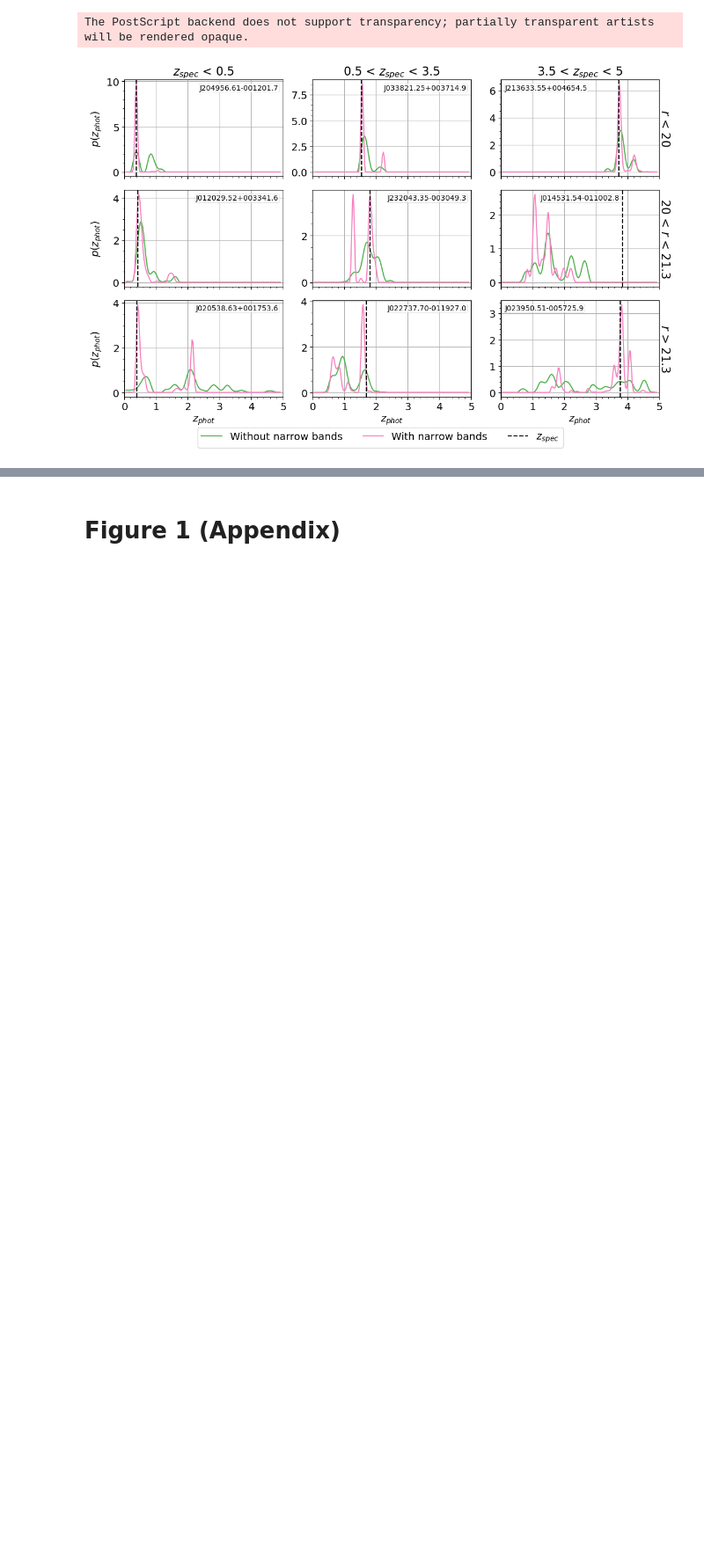
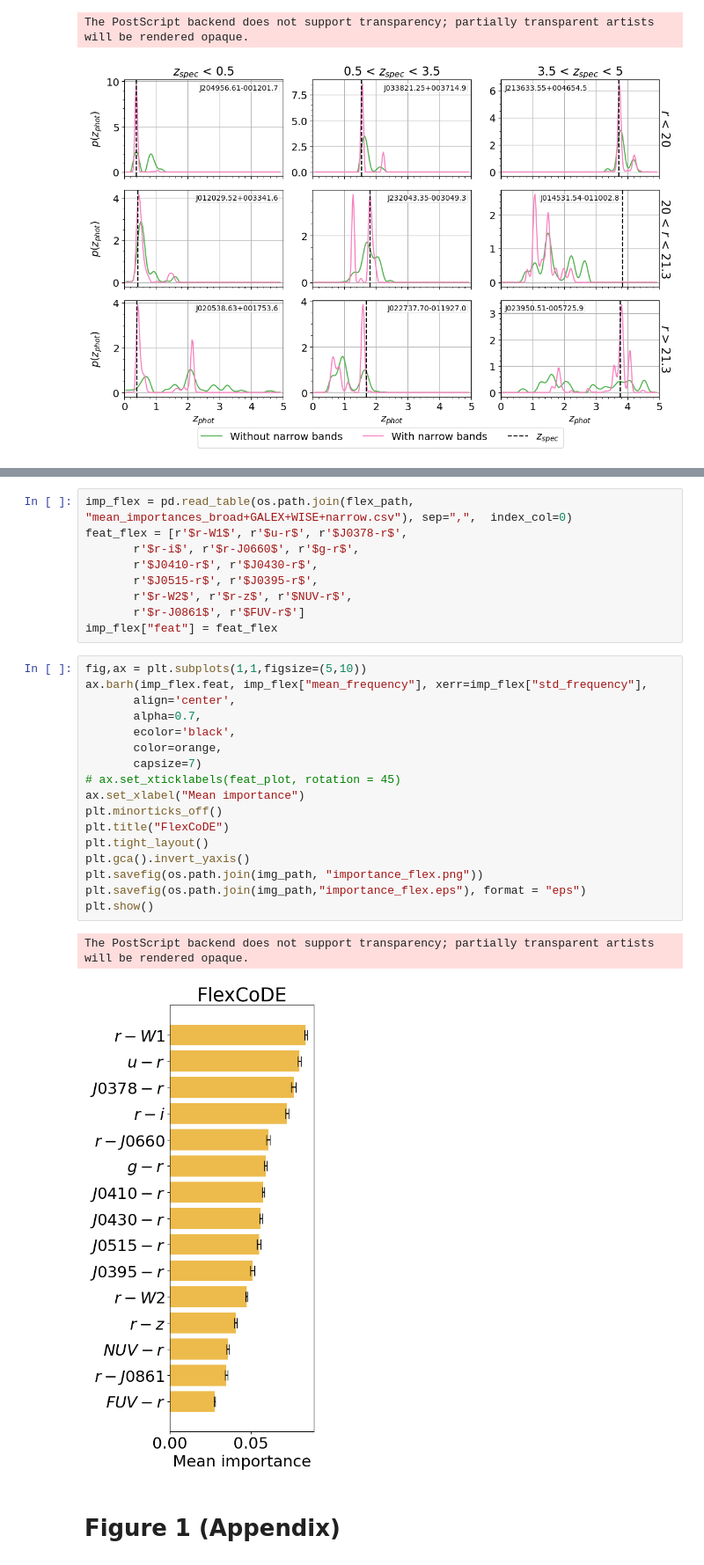
Before and after one commit to marixko/qucats_paper, a Jupyter notebook: codes/notebooks/paper_plots.ipynb, the cells around one changed output, grey strips where cells are left out. Shown: that part at 88% size. Drawn from its saved outputs; the diff is of its cells as text; blank space fills up the shorter version.

```diff
--- a/codes/notebooks/paper_plots.ipynb
+++ b/codes/notebooks/paper_plots.ipynb
@@ -132,3 +312,32 @@ The PostScript backend does not support transparency; partially transparent arti
+# %%
+imp_flex = pd.read_table(os.path.join(flex_path, "mean_importances_broad+GALEX+WISE+narrow.csv"), sep=",",  index_col=0)
+feat_flex = [r'$r-W1$', r'$u-r$', r'$J0378-r$',
+       r'$r-i$', r'$r-J0660$', r'$g-r$',
+       r'$J0410-r$', r'$J0430-r$',
+       r'$J0515-r$', r'$J0395-r$',
+       r'$r-W2$', r'$r-z$', r'$NUV-r$',
+       r'$r-J0861$', r'$FUV-r$']
+imp_flex["feat"] = feat_flex
+# %%
+fig,ax = plt.subplots(1,1,figsize=(5,10))
+ax.barh(imp_flex.feat, imp_flex["mean_frequency"], xerr=imp_flex["std_frequency"],
+       align='center',
+       alpha=0.7,
+       ecolor='black',
+       color=orange,
+       capsize=7)
+# ax.set_xticklabels(feat_plot, rotation = 45)
+ax.set_xlabel("Mean importance")
+plt.minorticks_off()
+plt.title("FlexCoDE")
+plt.tight_layout()
+plt.gca().invert_yaxis()
+plt.savefig(os.path.join(img_path, "importance_flex.png"))
+plt.savefig(os.path.join(img_path,"importance_flex.eps"), format = "eps")
+plt.show()
+# %% [output]
+The PostScript backend does not support transparency; partially transparent artists will be rendered opaque.
+[figure, added]
 # %% [markdown]
 # Figure 1 (Appendix)
 # %%
```
Also changed, not shown: parts of 14 cells of this notebook, 37 other files.
